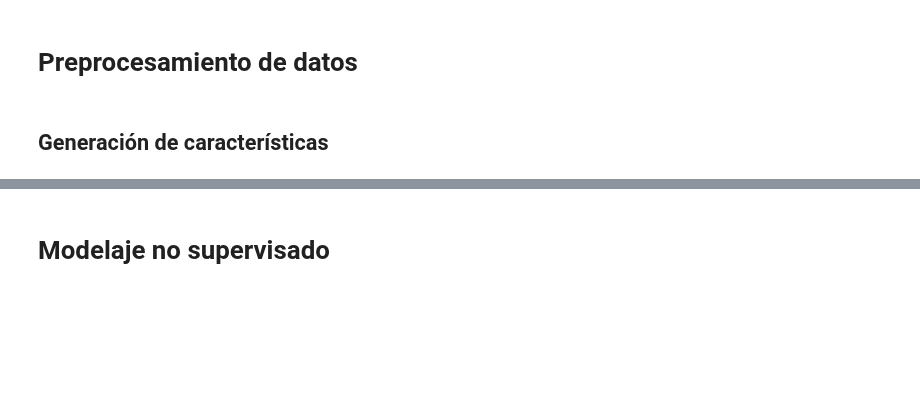
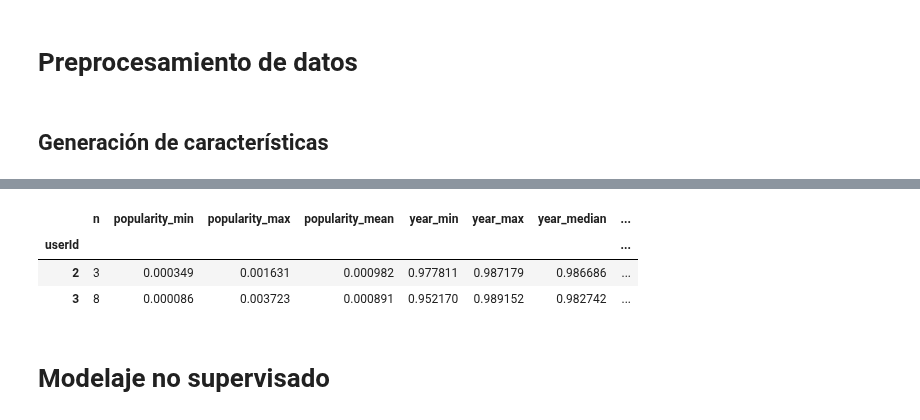
Before and after one commit to jesus-valencia97/Diplomado-en-ciencia-de-datos, a Jupyter notebook: Proyecto/Modulo 5/M3/M5 - Modulo 3.ipynb, the cells around one changed output, grey strips where cells are left out. Saved outputs shown, nothing was run; the diff lists cells and outputs as text; code cells hidden in the pictures; blank space fills up the shorter version.

```diff
--- a/Proyecto/Modulo 5/M3/M5 - Modulo 3.ipynb
+++ b/Proyecto/Modulo 5/M3/M5 - Modulo 3.ipynb
@@ -237,0 +394,3 @@ PlotUtils.hist_box(ratings,'rating',ctitle = 'Distribución de las calificacione
+# %%
+genre_op = dict(zip(genres_cols,np.tile(['sum','min','max'],(len(genres_cols),1)).tolist()))
+genre_op
@@ -237,0 +404,3 @@ PlotUtils.hist_box(ratings,'rating',ctitle = 'Distribución de las calificacione
+# %%
+language_op = dict(zip(language_cols,np.tile(['sum','min','max'],(len(language_cols),1)).tolist()))
+language_op
@@ -237,0 +413,5 @@ PlotUtils.hist_box(ratings,'rating',ctitle = 'Distribución de las calificacione
+# %%
+feat_op.update(genre_op)
+feat_op.update(language_op)
+# %%
+TAD = TAD.groupby('userId').agg(feat_op)
@@ -238,3 +485,11 @@ PlotUtils.hist_box(ratings,'rating',ctitle = 'Distribución de las calificacione
+# %%
+TAD.columns=TAD_columns
+TAD.head(2)
+# %% [output]
+|  | n | popularity_min | popularity_max | popularity_mean | year_min | year_max | year_median | ... |
+| userId |  |  |  |  |  |  |  | ... |
+| 2 | 3 | 0.000349 | 0.001631 | 0.000982 | 0.977811 | 0.987179 | 0.986686 | ... |
+| 3 | 8 | 0.000086 | 0.003723 | 0.000891 | 0.952170 | 0.989152 | 0.982742 | ... |
 # %% [markdown]
 # Modelaje no supervisado
 # %% [markdown]
```
Also changed, not shown: parts of 35 cells of this notebook.
